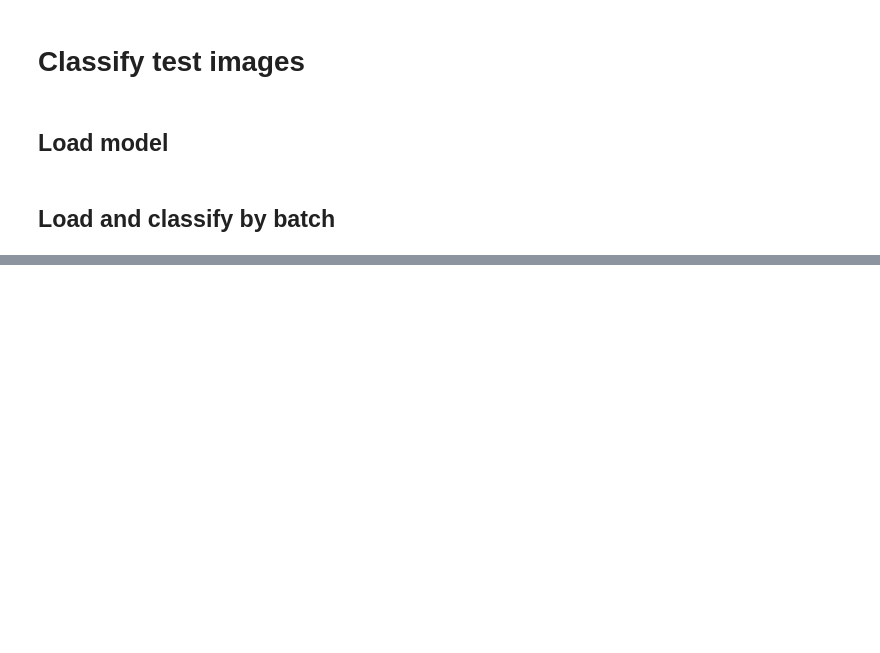
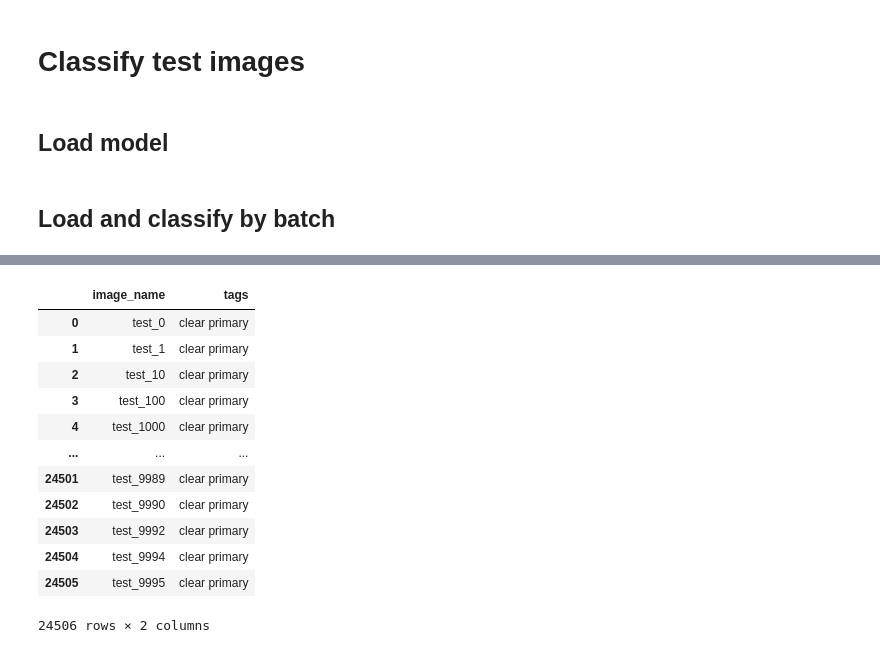
Before and after one commit to lddm/ml-journey, a Jupyter notebook: Planet_Amazon_challenge.ipynb, the cells around one changed output, grey strips where cells are left out. Saved outputs shown, nothing was run; the diff lists cells and outputs as text; code cells hidden in the pictures; blank space fills up the shorter version.

Commit message:
Added submission to Kaggle competition

```diff
--- a/Planet_Amazon_challenge.ipynb
+++ b/Planet_Amazon_challenge.ipynb
@@ -408,0 +413,18 @@ classify(model, dataloader['test'], train_dataset.mlb, True)
+# %%
+results_df = pd.read_csv('submission.csv')
+# %%
+results_df
+# %% [output]
+|  | image_name | tags |
+| 0 | test_0 | clear primary |
+| 1 | test_1 | clear primary |
+| 2 | test_10 | clear primary |
+| 3 | test_100 | clear primary |
+| 4 | test_1000 | clear primary |
+| ... | ... | ... |
+| 24501 | test_9989 | clear primary |
+| 24502 | test_9990 | clear primary |
+| 24503 | test_9992 | clear primary |
+| 24504 | test_9994 | clear primary |
+| 24505 | test_9995 | clear primary |
+24506 rows × 2 columns
```
Also changed, not shown: parts of 16 cells of this notebook.
